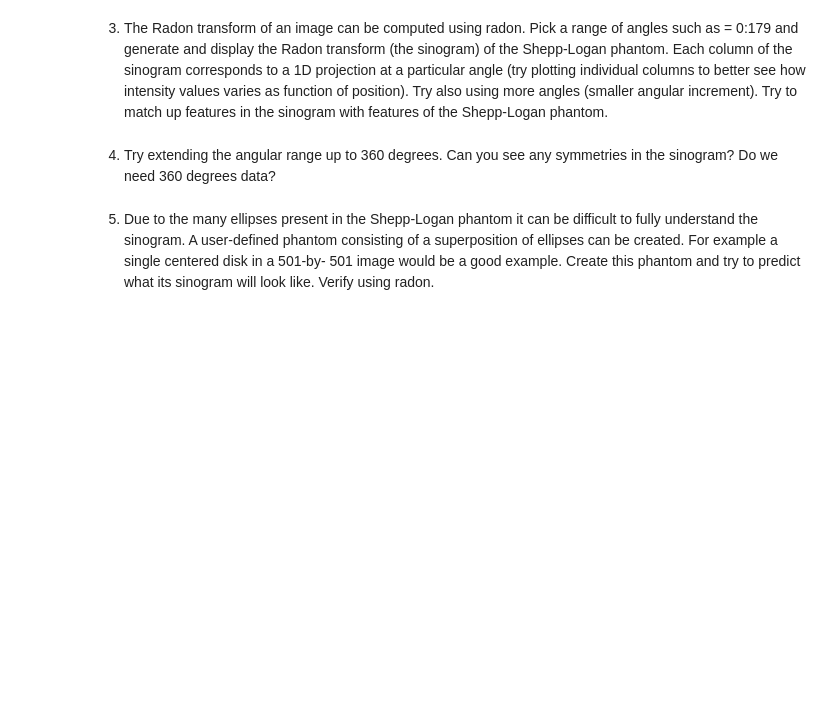
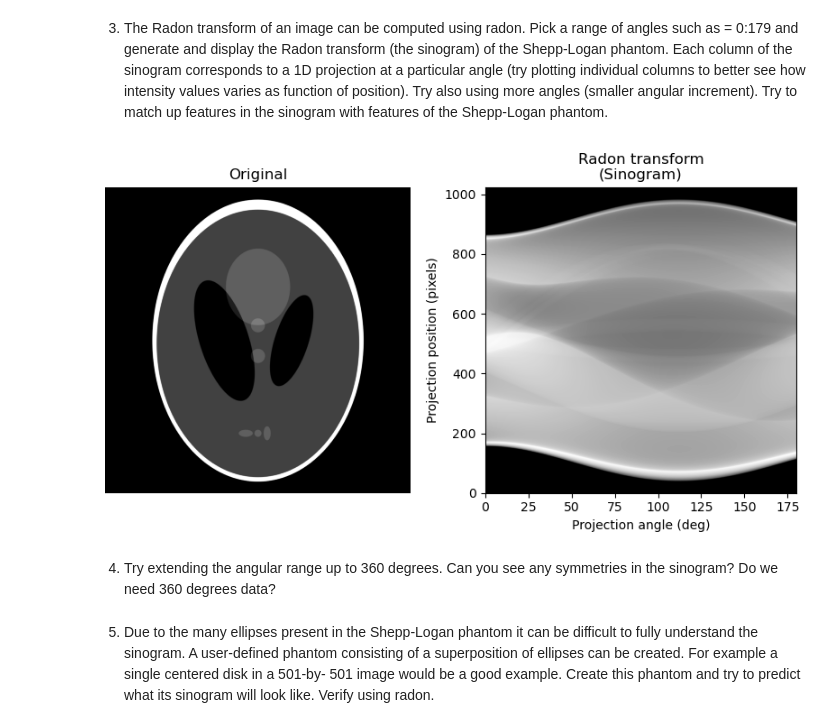
Before and after one commit to TubTub62/MIA, a Jupyter notebook: handin1/MIA_Handin1_students.ipynb, the cells around one changed output. Cells and saved outputs as stored; diff of their text form; code cells hidden in the pictures; blank space fills up the shorter version.

```diff
--- a/handin1/MIA_Handin1_students.ipynb
+++ b/handin1/MIA_Handin1_students.ipynb
@@ -123,3 +144,27 @@ Try to match up features in the sinogram with features of the Shepp-Logan phanto
+# %%
+# Perform the radon transform on this image for a range of angels theta between 0 and 180 degrees
+something = np.linspace(0,20, max(shepp.shape), endpoint=False)
+S = radon(sheppred, something)
+
+# Plot the original grayscale image as well as the sinogram of the image
+
+fig, (ax1, ax2) = plt.subplots(1, 2, figsize=(8, 4.5))
+
+ax1.set_title("Original")
+ax1.imshow(sheppred, cmap=plt.cm.Greys_r)
+
+ax2.set_title("Radon transform\n(Sinogram)")
+ax2.set_xlabel("Projection angle (deg)")
+ax2.set_ylabel("Projection position (pixels)")
+
+ax2.imshow(S, cmap=plt.cm.Greys_r,extent=(0, 180, 0, S.shape[0]), aspect='auto')
+
+ax1.axis('off')
+
+fig.tight_layout()
+plt.show()
+# %% [output]
+[figure, added]
 # %%
 # Plot the original grayscale image as well as the sinogram of the image
 # %% [markdown]
```
Also changed, not shown: parts of 12 cells of this notebook, 2 other files.
